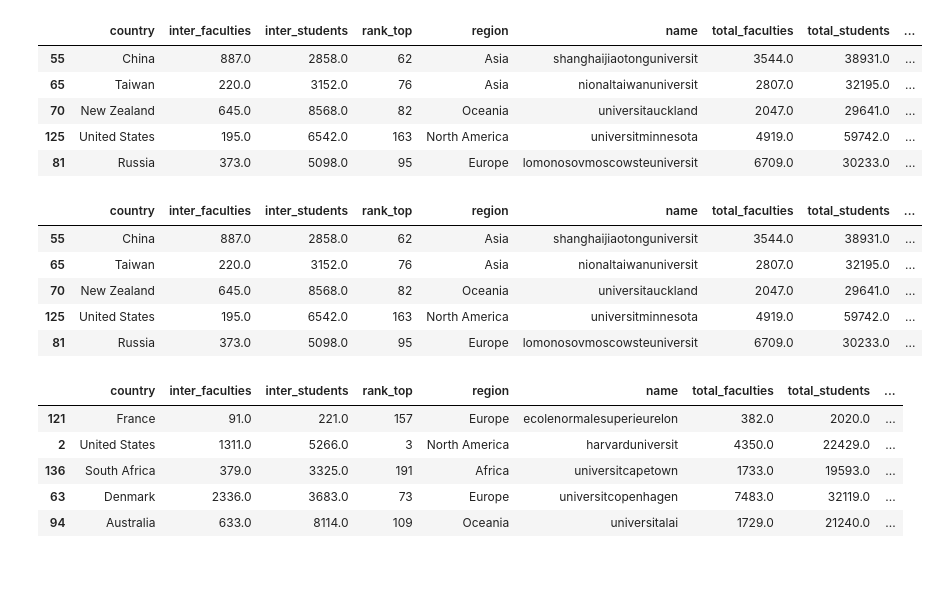
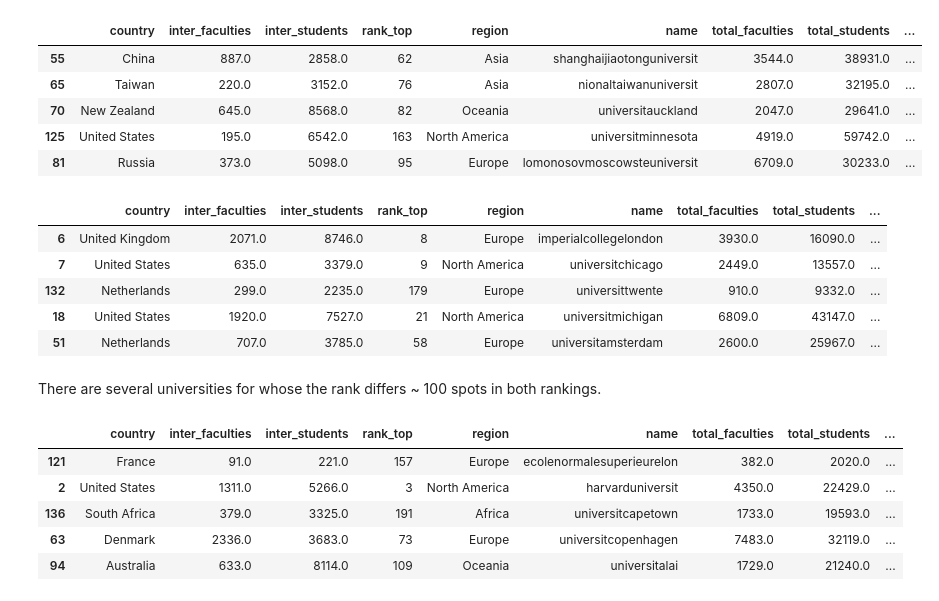
Before and after one commit to maxpr/ADA, a Jupyter notebook: 02 - Data from the Web/Homework2.ipynb, the cells around one changed output. Saved outputs shown, nothing was run; the diff lists cells and outputs as text; code cells hidden in the pictures; blank space fills up the shorter version.

```diff
--- a/02 - Data from the Web/Homework2.ipynb
+++ b/02 - Data from the Web/Homework2.ipynb
@@ -817,14 +819,16 @@ df_rank_deviation.sort_values(["rank_deviation"], ascending=False).head()
 | 125 | United States | 195.0 | 6542.0 | 163 | North America | universitminnesota | 4919.0 | 59742.0 | ... |
 | 81 | Russia | 373.0 | 5098.0 | 95 | Europe | lomonosovmoscowsteuniversit | 6709.0 | 30233.0 | ... |
 # %%
-df_rank_deviation.sort_values(["rank_deviation"], ascending=False).head()
+df_rank_deviation.sort_values(["rank_deviation"], ascending=True).head()
 # %% [output]
 |  | country | inter_faculties | inter_students | rank_top | region | name | total_faculties | total_students | ... |
-| 55 | China | 887.0 | 2858.0 | 62 | Asia | shanghaijiaotonguniversit | 3544.0 | 38931.0 | ... |
-| 65 | Taiwan | 220.0 | 3152.0 | 76 | Asia | nionaltaiwanuniversit | 2807.0 | 32195.0 | ... |
-| 70 | New Zealand | 645.0 | 8568.0 | 82 | Oceania | universitauckland | 2047.0 | 29641.0 | ... |
-| 125 | United States | 195.0 | 6542.0 | 163 | North America | universitminnesota | 4919.0 | 59742.0 | ... |
-| 81 | Russia | 373.0 | 5098.0 | 95 | Europe | lomonosovmoscowsteuniversit | 6709.0 | 30233.0 | ... |
+| 6 | United Kingdom | 2071.0 | 8746.0 | 8 | Europe | imperialcollegelondon | 3930.0 | 16090.0 | ... |
+| 7 | United States | 635.0 | 3379.0 | 9 | North America | universitchicago | 2449.0 | 13557.0 | ... |
+| 132 | Netherlands | 299.0 | 2235.0 | 179 | Europe | universittwente | 910.0 | 9332.0 | ... |
+| 18 | United States | 1920.0 | 7527.0 | 21 | North America | universitmichigan | 6809.0 | 43147.0 | ... |
+| 51 | Netherlands | 707.0 | 3785.0 | 58 | Europe | universitamsterdam | 2600.0 | 25967.0 | ... |
+# %% [markdown]
+There are several universities for whose the rank differs ~ 100 spots in both rankings.
 # %%
 # Find not matching faculies
 tu_facs = pd.DataFrame(tu_df.total_faculties)
```
Also changed, not shown: parts of 9 cells of this notebook.
